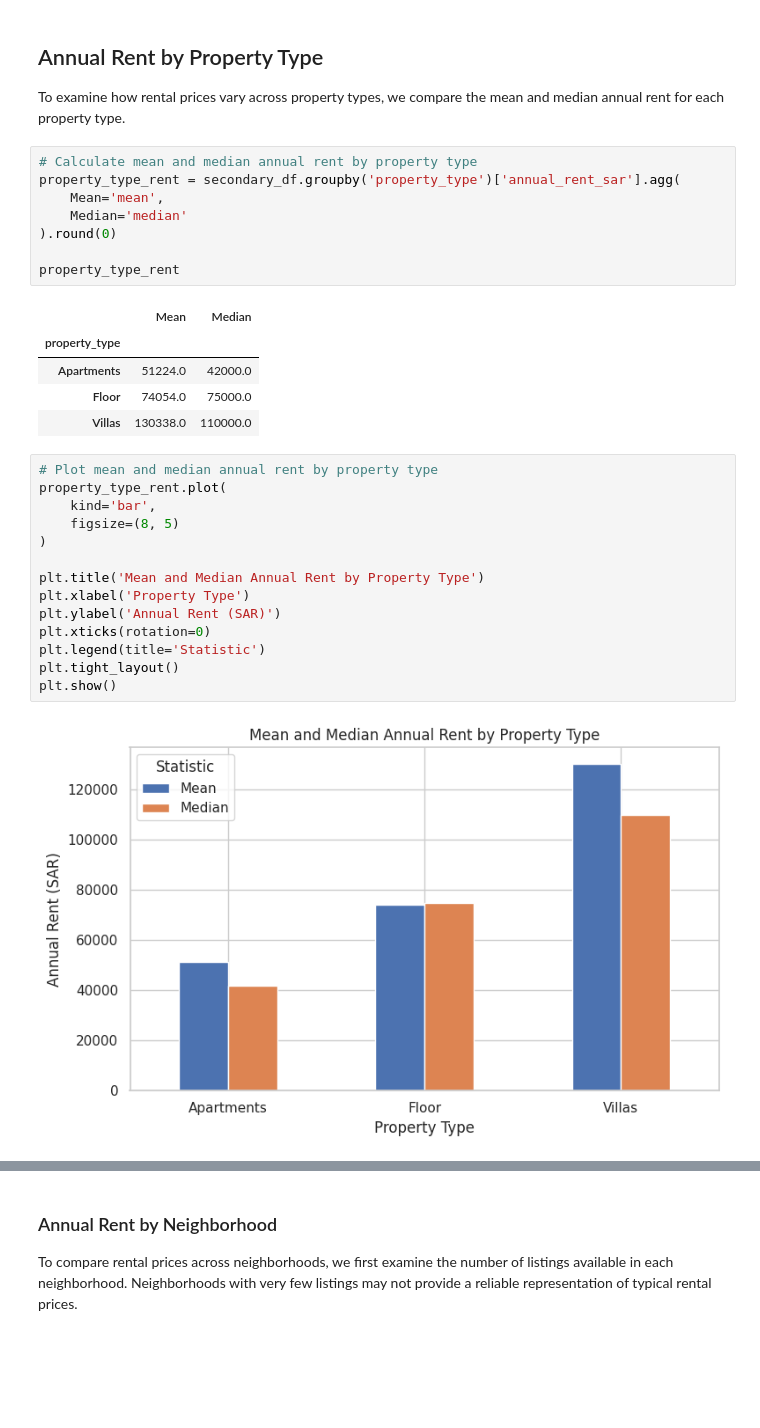
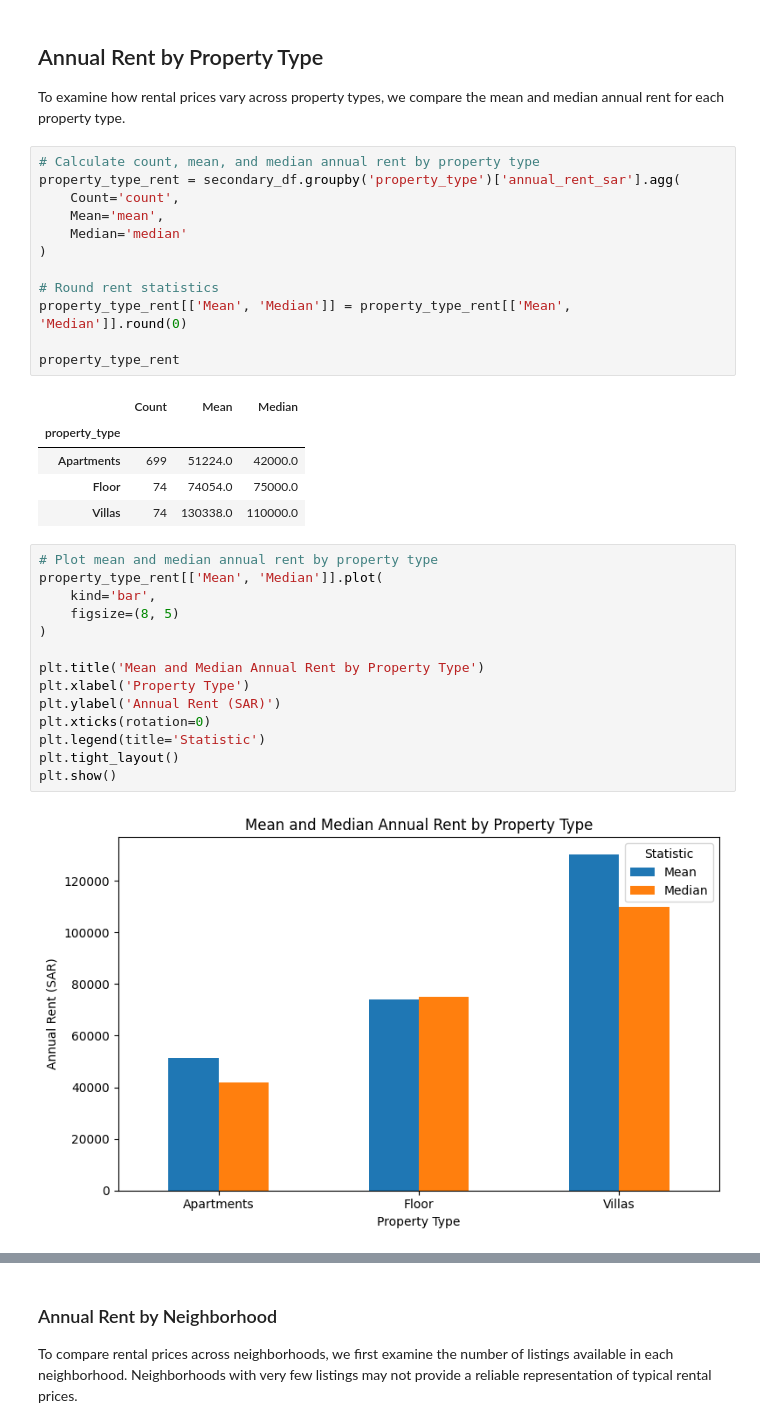
Before and after one commit to 1FATIMAH1/IT362, a Jupyter notebook: Phase2.ipynb, the cells around one changed output, grey strips where cells are left out. Cells and saved outputs as stored; diff of their text form; blank space fills up the shorter version.

```diff
--- a/Phase2.ipynb
+++ b/Phase2.ipynb
@@ -1687,35 +1307,39 @@ The correlation results show that annual rent has a weak positive correlation wi
 
 To examine how rental prices vary across property types, we compare the mean and median annual rent for each property type.
 # %%
-# Calculate mean and median annual rent by property type
+# Calculate count, mean, and median annual rent by property type
 property_type_rent = secondary_df.groupby('property_type')['annual_rent_sar'].agg(
+    Count='count',
     Mean='mean',
     Median='median'
-).round(0)
+)
+
+# Round rent statistics
+property_type_rent[['Mean', 'Median']] = property_type_rent[['Mean', 'Median']].round(0)
 
 property_type_rent
 # %% [output]
-|  | Mean | Median |
-| property_type |  |  |
-| Apartments | 51224.0 | 42000.0 |
-| Floor | 74054.0 | 75000.0 |
-| Villas | 130338.0 | 110000.0 |
+|  | Count | Mean | Median |
+| property_type |  |  |  |
+| Apartments | 699 | 51224.0 | 42000.0 |
+| Floor | 74 | 74054.0 | 75000.0 |
+| Villas | 74 | 130338.0 | 110000.0 |
 # %%
 # Plot mean and median annual rent by property type
-property_type_rent.plot(
+property_type_rent[['Mean', 'Median']].plot(
     kind='bar',
     figsize=(8, 5)
 )
 
 plt.title('Mean and Median Annual Rent by Property Type')
 plt.xlabel('Property Type')
 plt.ylabel('Annual Rent (SAR)')
 plt.xticks(rotation=0)
 plt.legend(title='Statistic')
 plt.tight_layout()
 plt.show()
 # %% [output]
-[figure, old version]
+[figure, new version]
 # %% [markdown]
 ### Interpretation
 
```
Also changed, not shown: parts of 82 cells of this notebook.
